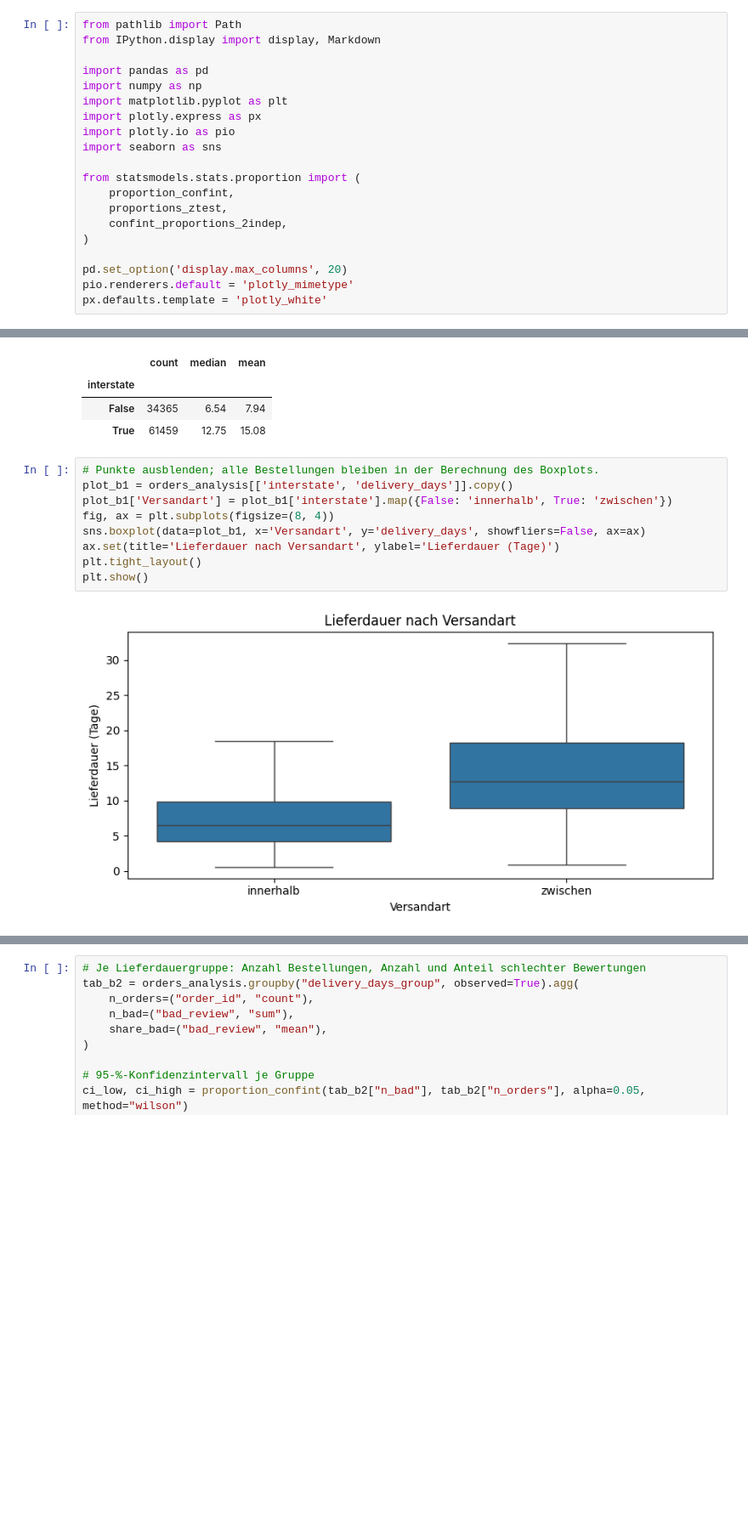
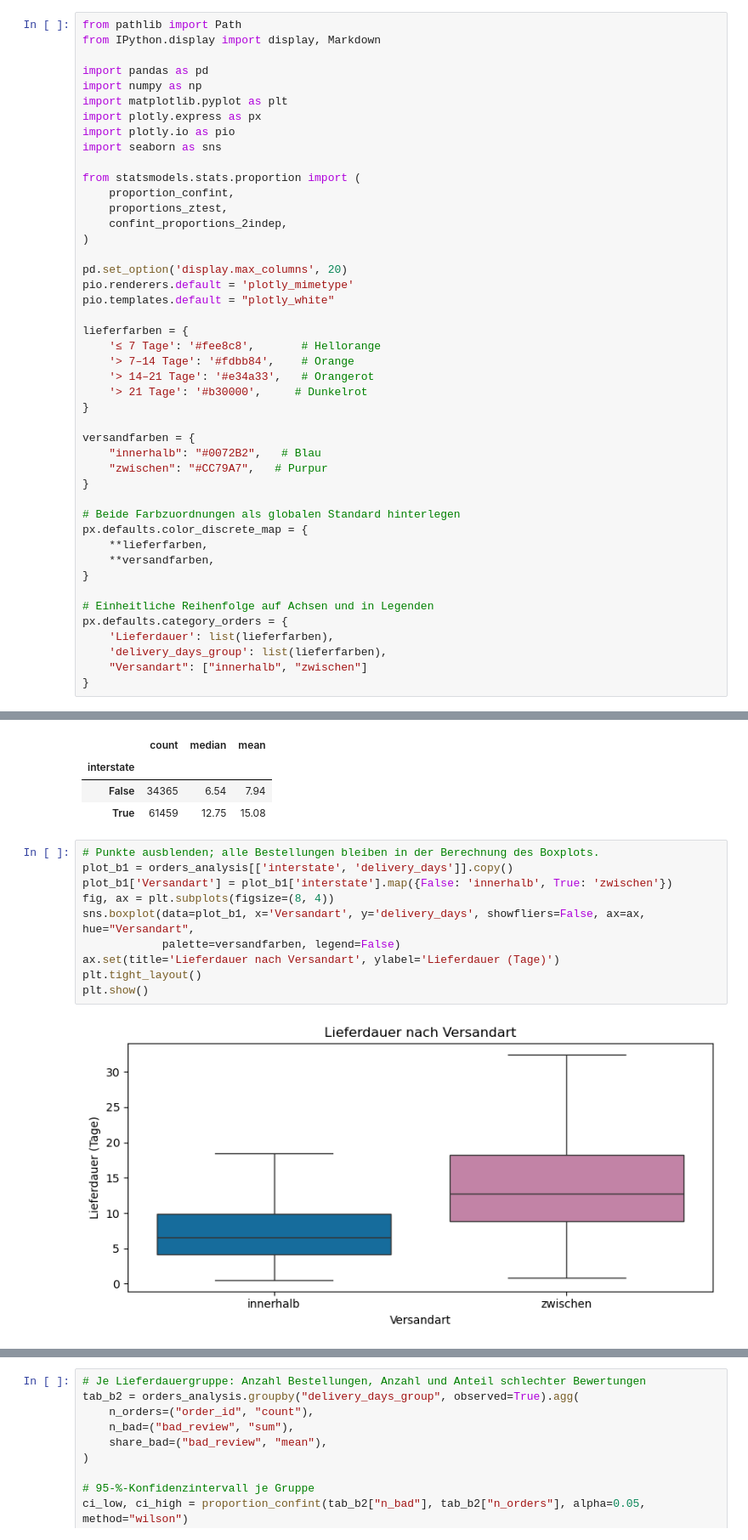
Before and after one commit to hagen-o/DABI1-Projekt, a Jupyter notebook: Notebook Abgabe.ipynb, the cells around one changed output, grey strips where cells are left out. Shown at 85% size. Saved outputs shown, nothing was run; the diff lists cells and outputs as text; blank space fills up the shorter version.

```diff
--- a/Notebook Abgabe.ipynb
+++ b/Notebook Abgabe.ipynb
@@ -36,7 +40,32 @@ from statsmodels.stats.proportion import (
 
 pd.set_option('display.max_columns', 20)
 pio.renderers.default = 'plotly_mimetype'
-px.defaults.template = 'plotly_white'
+pio.templates.default = "plotly_white"
+
+lieferfarben = {
+    '≤ 7 Tage': '#fee8c8',       # Hellorange
+    '> 7–14 Tage': '#fdbb84',    # Orange
+    '> 14–21 Tage': '#e34a33',   # Orangerot
+    '> 21 Tage': '#b30000',     # Dunkelrot
+}
+
+versandfarben = {
+    "innerhalb": "#0072B2",   # Blau
+    "zwischen": "#CC79A7",   # Purpur
+}
+
+# Beide Farbzuordnungen als globalen Standard hinterlegen
+px.defaults.color_discrete_map = {
+    **lieferfarben,
+    **versandfarben,
+}
+
+# Einheitliche Reihenfolge auf Achsen und in Legenden
+px.defaults.category_orders = {
+    'Lieferdauer': list(lieferfarben),
+    'delivery_days_group': list(lieferfarben),
+    "Versandart": ["innerhalb", "zwischen"]
+}
 # %% [markdown]
 ## Einlesen der Datensätze
 # %%
@@ -1363,14 +1284,15 @@ display(lieferdauer_nach_versand.round(2))
 # %%
 # Punkte ausblenden; alle Bestellungen bleiben in der Berechnung des Boxplots.
 plot_b1 = orders_analysis[['interstate', 'delivery_days']].copy()
 plot_b1['Versandart'] = plot_b1['interstate'].map({False: 'innerhalb', True: 'zwischen'})
 fig, ax = plt.subplots(figsize=(8, 4))
-sns.boxplot(data=plot_b1, x='Versandart', y='delivery_days', showfliers=False, ax=ax)
+sns.boxplot(data=plot_b1, x='Versandart', y='delivery_days', showfliers=False, ax=ax, hue="Versandart",
+            palette=versandfarben, legend=False)
 ax.set(title='Lieferdauer nach Versandart', ylabel='Lieferdauer (Tage)')
 plt.tight_layout()
 plt.show()
 # %% [output]
-[figure, old version]
+[figure, new version]
 # %%
 # Anteil jeder Lieferdauergruppe innerhalb einer Versandart (Zeilenprozente)
 verteilung = (pd.crosstab(orders_analysis["interstate"], orders_analysis["delivery_days_group"],
```
Also changed, not shown: parts of 33 cells of this notebook.
